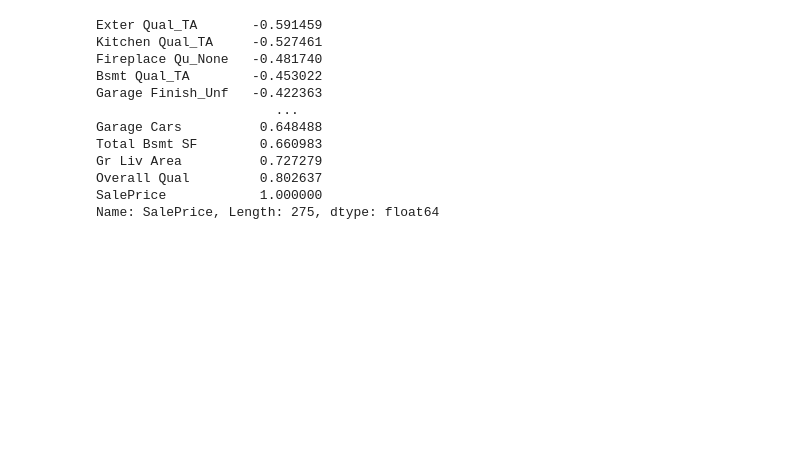
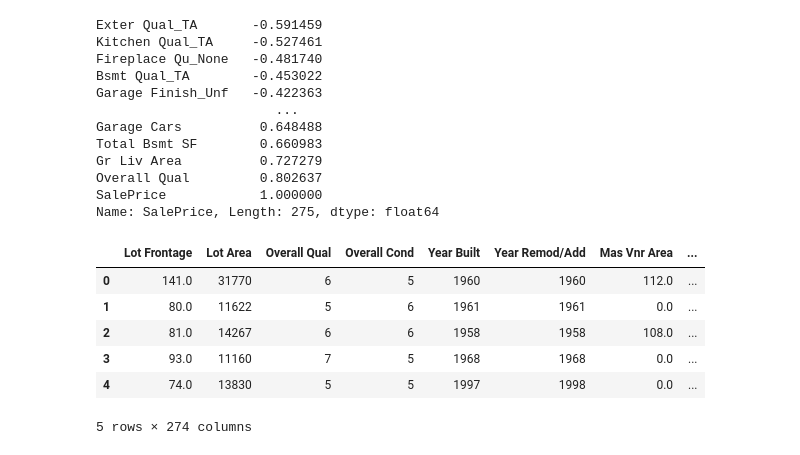
Before and after one commit to NadeemDin/ML-Linear-Regression, a Jupyter notebook: Linear_Regression_project.ipynb, the cells around one changed output. Drawn from its saved outputs; the diff is of its cells as text; code cells hidden in the pictures; blank space fills up the shorter version.

```diff
--- a/Linear_Regression_project.ipynb
+++ b/Linear_Regression_project.ipynb
@@ -687,3 +687,15 @@ SalePrice            1.000000
 Name: SalePrice, Length: 275, dtype: float64
 # %%
 df.to_csv('Final_df_AmesHousing.csv')
+# %%
+df = pd.read_csv('AMES_Final_DF.csv')
+# %%
+df.head()
+# %% [output]
+|  | Lot Frontage | Lot Area | Overall Qual | Overall Cond | Year Built | Year Remod/Add | Mas Vnr Area | ... |
+| 0 | 141.0 | 31770 | 6 | 5 | 1960 | 1960 | 112.0 | ... |
+| 1 | 80.0 | 11622 | 5 | 6 | 1961 | 1961 | 0.0 | ... |
+| 2 | 81.0 | 14267 | 6 | 6 | 1958 | 1958 | 108.0 | ... |
+| 3 | 93.0 | 11160 | 7 | 5 | 1968 | 1968 | 0.0 | ... |
+| 4 | 74.0 | 13830 | 5 | 5 | 1997 | 1998 | 0.0 | ... |
+5 rows × 274 columns
```
Also changed, not shown: parts of 26 cells of this notebook.
